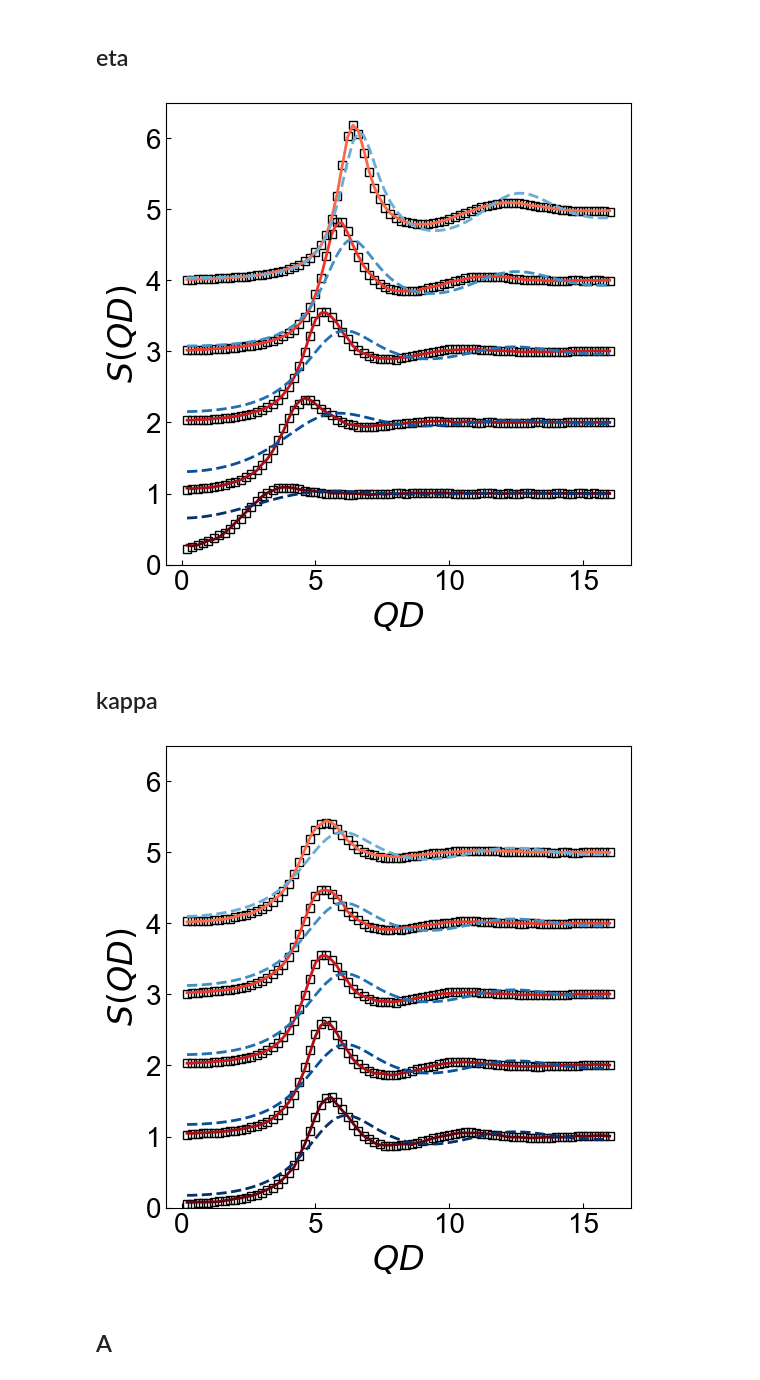
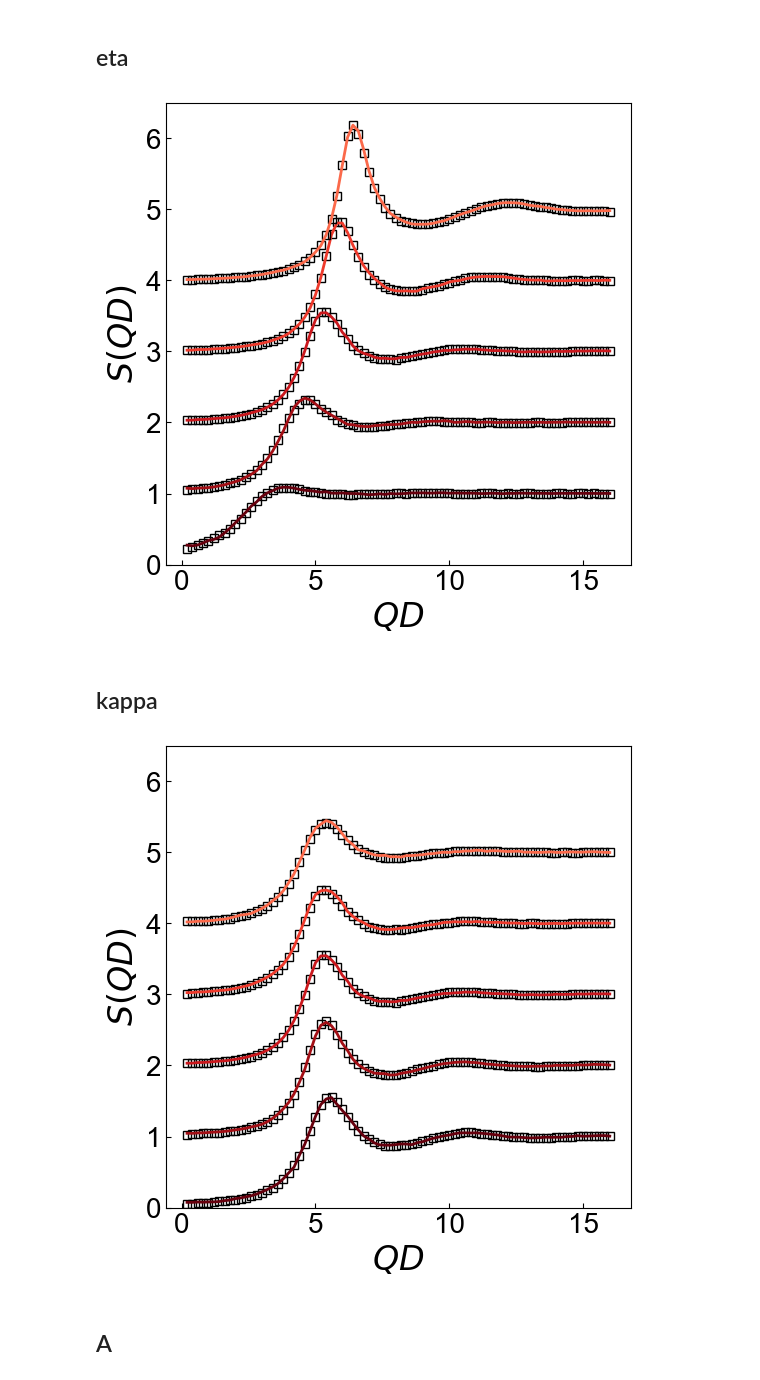
Before and after one commit to ch-tung/SQ_VAE, a Jupyter notebook: direct_param_SQ/plot_batch.ipynb, the cells around one changed output. Drawn from its saved outputs; the diff is of its cells as text; code cells hidden in the pictures.

```diff
--- a/direct_param_SQ/plot_batch.ipynb
+++ b/direct_param_SQ/plot_batch.ipynb
@@ -23,7 +23,7 @@ from SQ_NN import SQ_NN, SQ_NN_tf, Decoder_aug, sm_GP
 from RMSA import RMSA
 q_rs = (np.arange(80)+1)*0.2
 def SQ_RMSA(parameters):
-    return (RMSA(q_rs, 0.5, scl=parameters[1], gamma=parameters[2], eta=parameters[0]))[1]
+    return (RMSA(q_rs, 0.5, scl=parameters[1], gamma=parameters[2]*np.exp(1/parameters[1]), eta=parameters[0])[1])
 # %% [markdown]
 ## Define functions
 # %%
@@ -339,8 +339,8 @@ for i in range(len(parameters_list)):
             's', color='k', fillstyle='none', lw=2, label='ground truth')
     ax.plot(q,SQ_exp_NN,
             '-', lw=2, label='NN', color=c_NN)
-    ax.plot(q,SQ_exp_RMSA,
-            '--', lw=2, label='RMSA', color=c_RMSA)
+#     ax.plot(q,SQ_exp_RMSA,
+#             '--', lw=2, label='RMSA', color=c_RMSA)
 
 ax.set_xlabel(r'$QD$',fontsize=24)
 ax.set_ylabel(r'$S(QD)$',fontsize=24)
@@ -350,42 +350,42 @@ ax.set_ylim([0,6.5])
 
 plt.show()
 # %% [output]
-[figure, old version]
+[figure, new version]
 # %% [markdown]
 ## kappa
 # %%
 fig = plt.figure(figsize=(6, 6))#,dpi=192)
 ax = plt.subplot(1, 1, 1)
 
 for i in range(len(parameters_list)):
     fp_GT = dict_kappa['fp_GT_list'][i]
 
     r = (1-(fp_GT[1]-kappa_list[0])/(kappa_list[-1]-kappa_list[0]))*0.5+0.5
     c_NN = cmap_NN(r)
     c_RMSA = cmap_RMSA(r)
 
     SQ_exp_GT = dict_kappa['SQ_exp_GT_list'][i]+i
     SQ_exp_NN = SQ_NN(fp_GT)+i
     SQ_exp_RMSA = SQ_RMSA(fp_GT)+i
 
 #     ax.plot(q,SQ_exp_GT,
 #             '-k', lw=2, label='ground truth')
     ax.plot(q,SQ_exp_GT,
             's', color='k', fillstyle='none', lw=2, label='ground truth')
     ax.plot(q,SQ_exp_NN,
             '-', lw=2, label='NN', color=c_NN)
-    ax.plot(q,SQ_exp_RMSA,
-            '--', lw=2, label='RMSA', color=c_RMSA)
+#     ax.plot(q,SQ_exp_RMSA,
+#             '--', lw=2, label='RMSA', color=c_RMSA)
 
 ax.set_xlabel(r'$QD$',fontsize=24)
 ax.set_ylabel(r'$S(QD)$',fontsize=24)
 ax.tick_params(direction='in', axis='both', which='both', labelsize=20)
 # ax.set_yscale('log')
 ax.set_ylim([0,6.5])
 
 plt.show()
 # %% [output]
-[figure, old version]
+[figure, new version]
 # %% [markdown]
 ## A
 # %%
```
Also changed, not shown: parts of 44 cells of this notebook, 6 other files.
